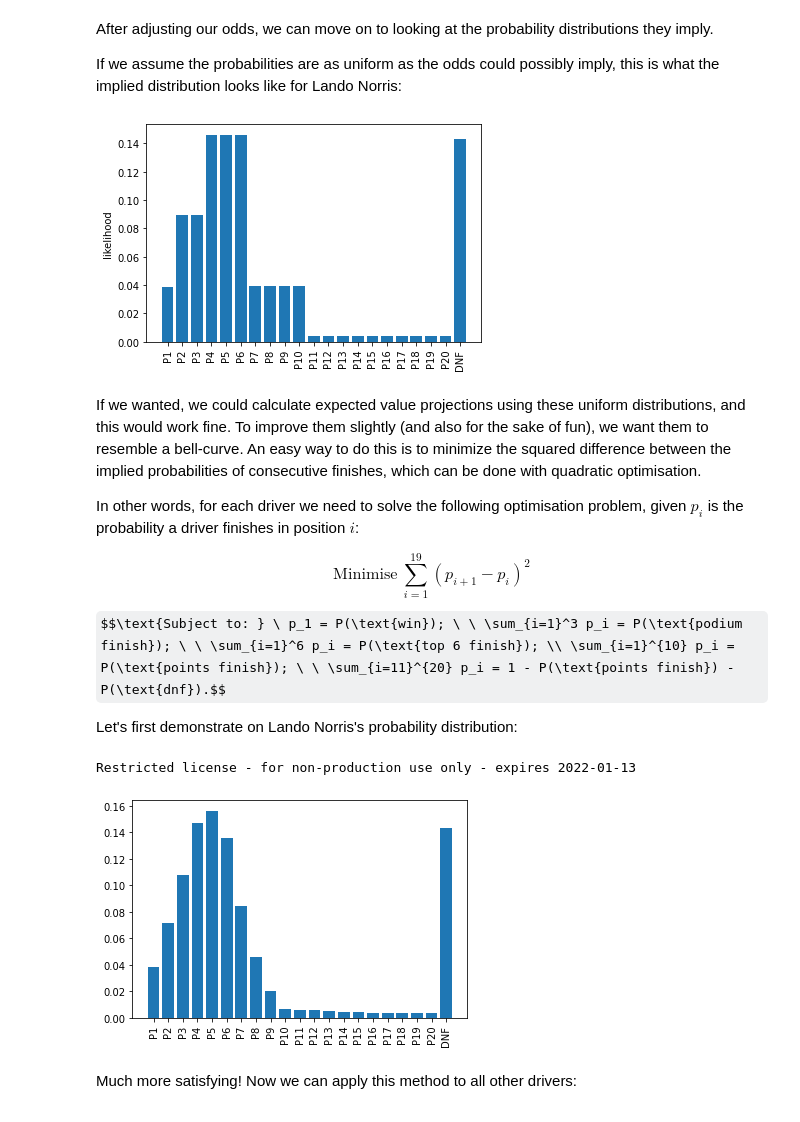
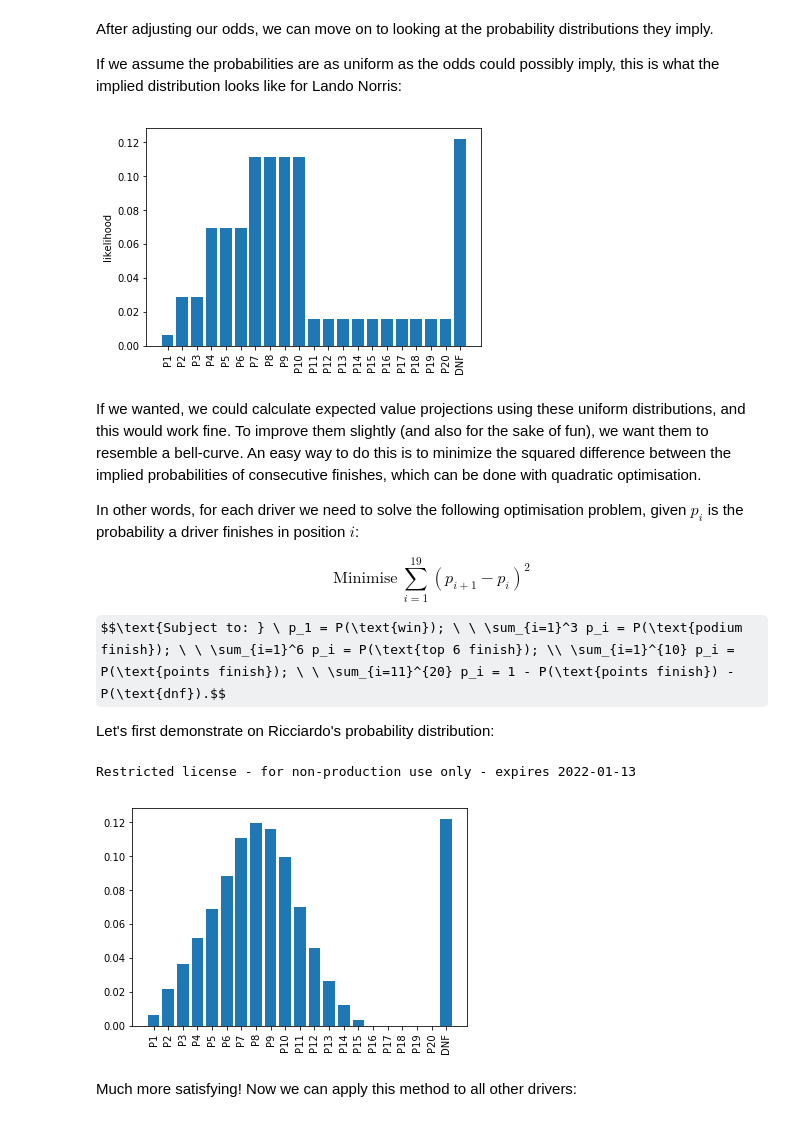
Before and after one commit to harryrgrove/F1_model, a Jupyter notebook: model.ipynb, the cells around one changed output. Drawn from its saved outputs; the diff is of its cells as text; code cells hidden in the pictures; some formulas as TeX source.

```diff
--- a/model.ipynb
+++ b/model.ipynb
@@ -48,7 +48,8 @@ df
 # %% [markdown]
 The basic implied probability from these projections can be obtained by finding their multiplicative inverse:
 # %%
-for col in (odds_cols := ['winner', 'top3', 'top6', 'top10', 'flap', 'dnf']):
+odds_cols = ['winner', 'top3', 'top6', 'top10', 'flap', 'dnf']
+for col in odds_cols:
     df[col] **= -1
 df
 # %% [output]
@@ -148,14 +149,14 @@ def get_probs(idx):
     probs.append(df.loc[idx, 'dnf'])
     return probs
 
-driver = 'Norris'
+driver = 'Ricciardo'
 
 plt.bar(['P{}'.format(i) for i in range(1, 21)] + ['DNF'], get_probs(driver))
 plt.xticks(rotation=90)
 plt.ylabel('likelihood')
 plt.show()
 # %% [output]
-[figure, old version]
+[figure, new version]
 # %% [markdown]
 If we wanted, we could calculate expected value projections using these uniform distributions, and this would work fine. To improve them slightly (and also for the sake of fun), we want them to resemble a bell-curve. An easy way to do this is to minimize the squared difference between the implied probabilities of consecutive finishes, which can be done with quadratic optimisation.
 
@@ -165,31 +166,31 @@ $$\text{Minimise} \ \sum_{i=1}^{19} (p_{i+1} - p_i)^2$$
 
 $$\text{Subject to: } \ p_1 = P(\text{win}); \ \ \sum_{i=1}^3 p_i = P(\text{podium finish}); \ \ \sum_{i=1}^6 p_i = P(\text{top 6 finish}); \\ \sum_{i=1}^{10} p_i = P(\text{points finish}); \ \ \sum_{i=11}^{20} p_i = 1 - P(\text{points finish}) - P(\text{dnf}).$$
 
-Let's first demonstrate on Lando Norris's probability distribution:
+Let's first demonstrate on Ricciardo's probability distribution:
 # %%
 quadratic_model = gp.Model('quadratic')
 quadratic_model.setParam('outputFlag', False)
-driver = 'Norris'
+driver = 'Ricciardo'
 # Add the probability of finishing in each position as a model variable
 x = {i: quadratic_model.addVar(vtype=gp.GRB.CONTINUOUS, lb=0, ub=1, name=f'x_{i}') for i in range(1, 21)}
 # Set objective to minimize the differences between probabilities of consecutive positions
 obj = sum([(x[i] - x[i + 1])**2 for i in range(1, 20)])
 quadratic_model.setObjective(obj, gp.GRB.MINIMIZE)
 # Set model constraints
 quadratic_model.addConstr(x[1] == df.loc[driver, 'winner'])
 quadratic_model.addConstr(x[2] + x[3] == df.loc[driver, 'top3'] - df.loc[driver, 'winner'])
 quadratic_model.addConstr(x[4] + x[5] + x[6] == df.loc[driver, 'top6'] - df.loc[driver, 'top3'])
 quadratic_model.addConstr(x[7] + x[8] + x[9] + x[10] == df.loc[driver, 'top10'] - df.loc[driver, 'top6'])
 quadratic_model.addConstr(sum([x[i] for i in range(11, 21)]) == 1 - df.loc[driver, 'top10'] - df.loc[driver, 'dnf'])
 # Optimize model parameters
 quadratic_model.optimize()
 vals = [v.x for v in quadratic_model.getVars()]
 plt.bar(['P{}'.format(i) for i in range(1, 21)] + ['DNF'], vals + [df.loc[driver, 'dnf']])
 plt.xticks(rotation=90)
 plt.show()
 # %% [output]
 Restricted license - for non-production use only - expires 2022-01-13
-[figure, old version]
+[figure, new version]
 # %% [markdown]
 Much more satisfying! Now we can apply this method to all other drivers:
 # %%
```
Also changed, not shown: parts of 24 cells of this notebook, 1 other file.
